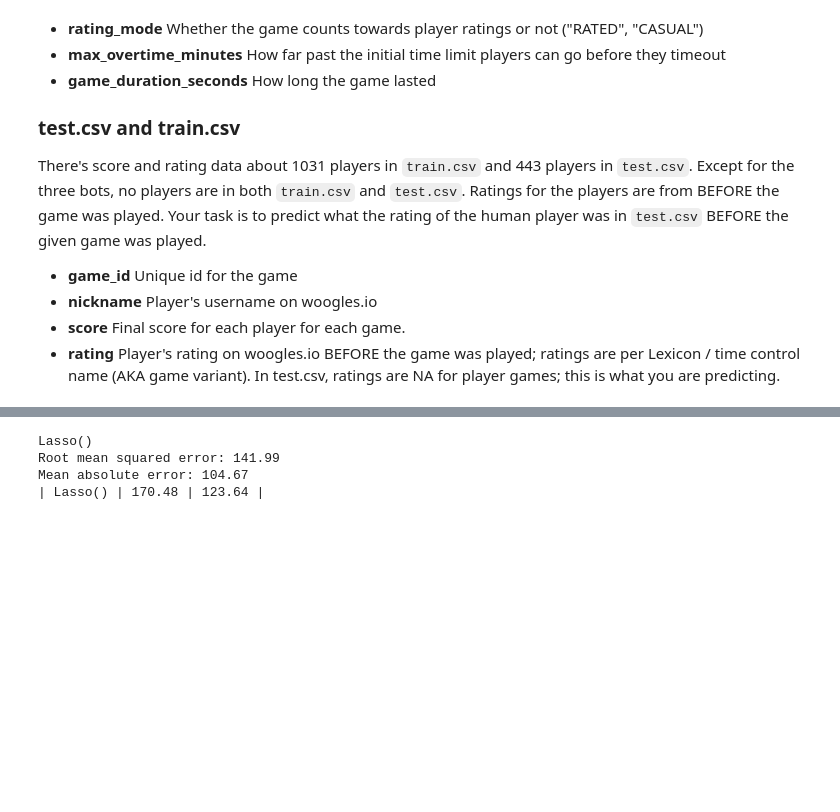
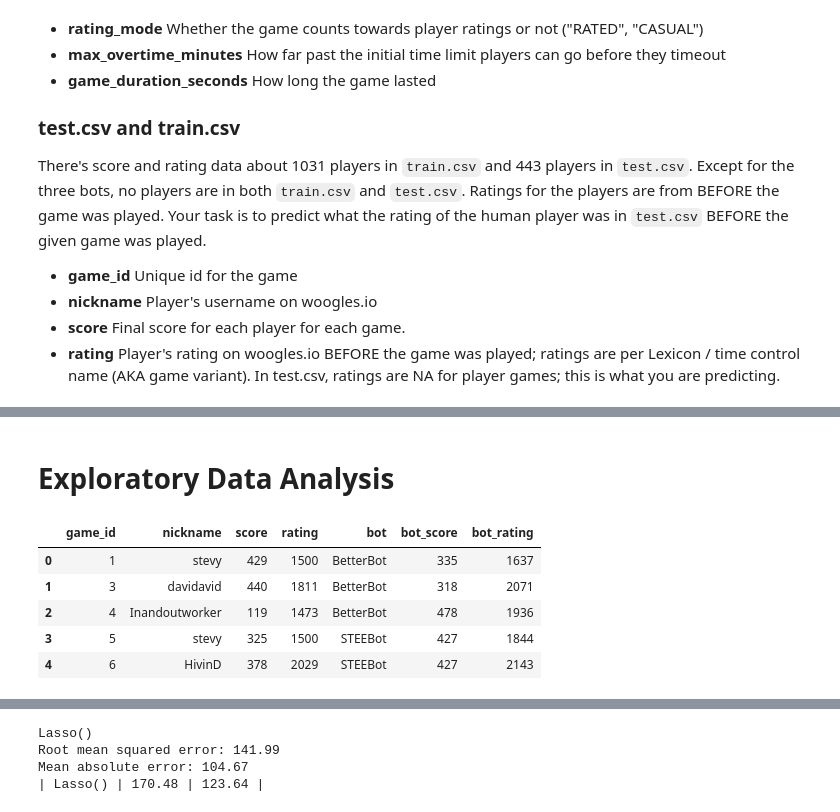
Before and after one commit to jyeung2/Scrabble-Rating, a Jupyter notebook: EDA.ipynb, the cells around one changed output, grey strips where cells are left out. Drawn from its saved outputs; the diff is of its cells as text; code cells hidden in the pictures; blank space fills up the shorter version.

```diff
--- a/EDA.ipynb
+++ b/EDA.ipynb
@@ -127,0 +117,21 @@ using just the train_merged table to base our model off of bot type, current use
+# %% [markdown]
+# Exploratory Data Analysis
+# %%
+# seperate humans and bots and merge dataframes
+bot_names = ['BetterBot', 'STEEBot', 'HastyBot']
+bots = train[train.nickname.isin(bot_names)].copy()
+humans = train[~train.nickname.isin(bot_names)]
+
+# rename bot columns
+bots.rename(columns={'nickname': 'bot', 'score': 'bot_score', 'rating': 'bot_rating'}, inplace=True)
+
+# merge on game_id
+train_merged = humans.merge(bots, on='game_id')
+train_merged.head()
+# %% [output]
+|  | game_id | nickname | score | rating | bot | bot_score | bot_rating |
+| 0 | 1 | stevy | 429 | 1500 | BetterBot | 335 | 1637 |
+| 1 | 3 | davidavid | 440 | 1811 | BetterBot | 318 | 2071 |
+| 2 | 4 | Inandoutworker | 119 | 1473 | BetterBot | 478 | 1936 |
+| 3 | 5 | stevy | 325 | 1500 | STEEBot | 427 | 1844 |
+| 4 | 6 | HivinD | 378 | 2029 | STEEBot | 427 | 2143 |
```
Also changed, not shown: parts of 66 cells of this notebook.
